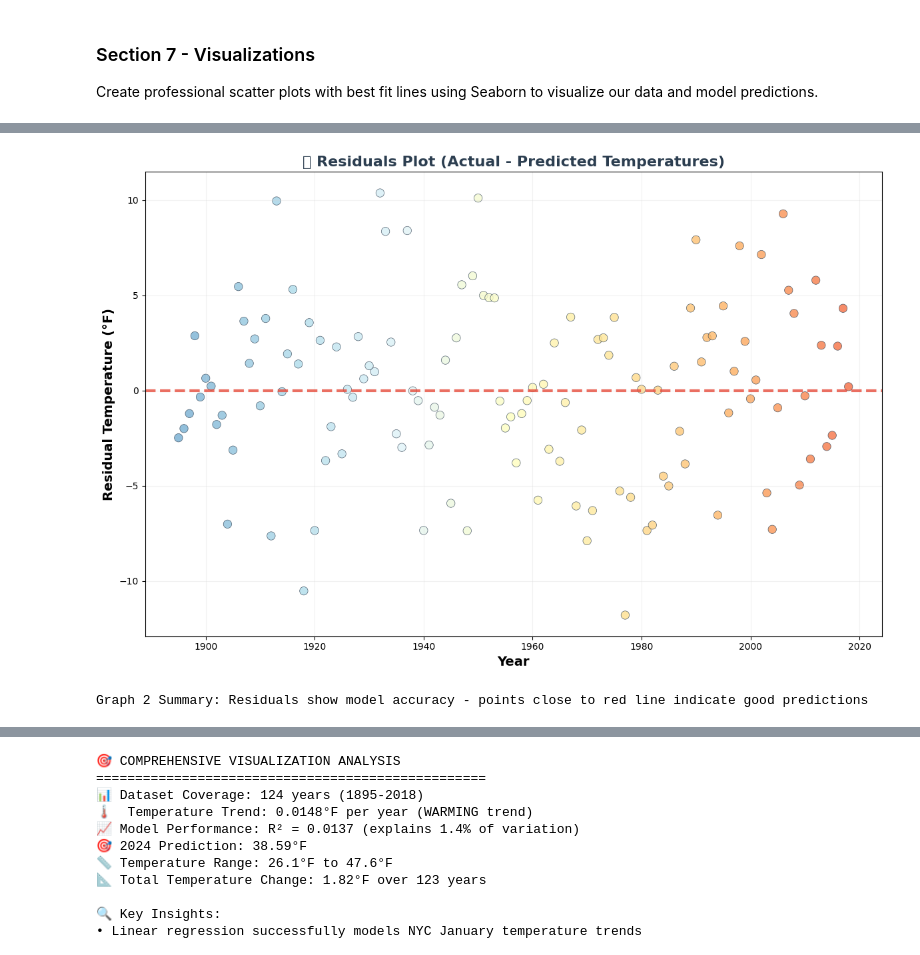
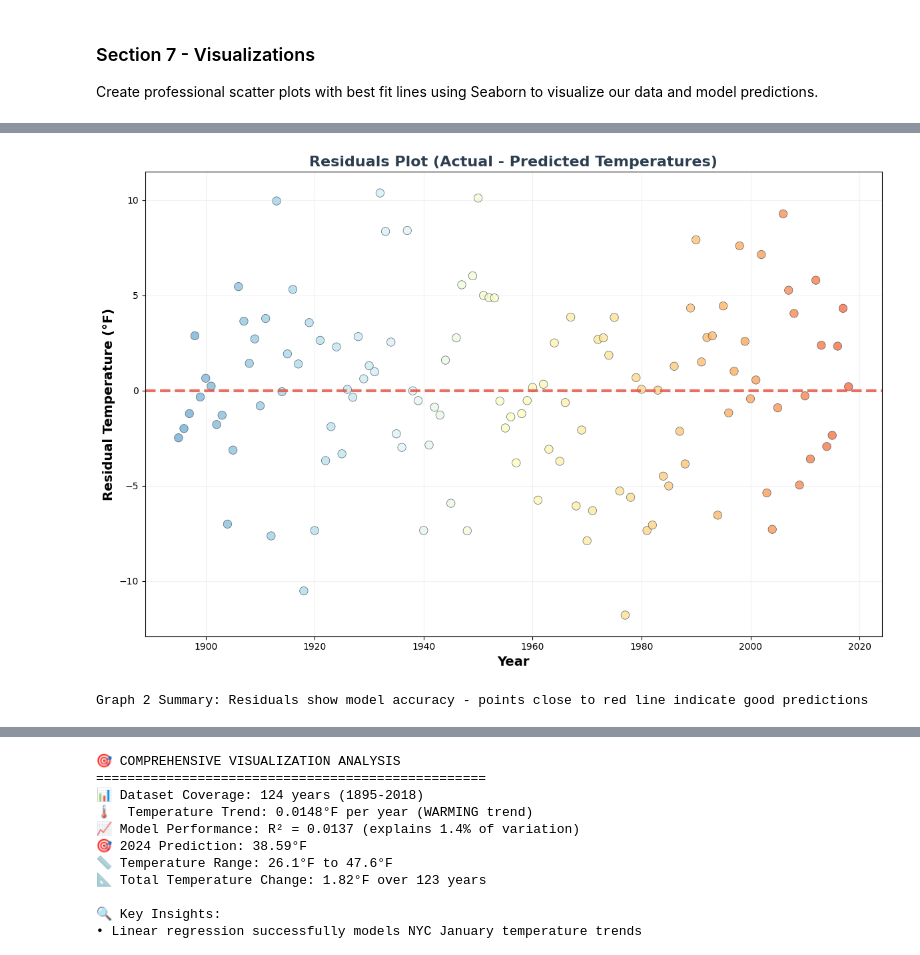
Before and after one commit to ksteele3712/datafun-07_ml, a Jupyter notebook: kristinesteele_ml.ipynb, the cells around one changed output, grey strips where cells are left out. Cells and saved outputs as stored; diff of their text form; code cells hidden in the pictures.

```diff
--- a/kristinesteele_ml.ipynb
+++ b/kristinesteele_ml.ipynb
@@ -495,21 +495,21 @@ Graph 1 Summary: Shows 124 data points with clear upward trend
 # %%
 # Graph 2: Residuals plot - shows prediction errors
 plt.figure(figsize=(12, 8))
 residuals = y - y_pred
 # Create gradient colors based on residual values
 colors = plt.cm.RdYlBu_r(np.linspace(0.2, 0.8, len(residuals)))  # Red-Yellow-Blue gradient
 plt.scatter(X, residuals, alpha=0.8, s=80, c=colors, edgecolors='#2C3E50', linewidth=0.5)
 plt.axhline(y=0, color='#E74C3C', linestyle='--', linewidth=3, alpha=0.8)  # Bright red reference line
-plt.title('📊 Residuals Plot (Actual - Predicted Temperatures)', fontsize=16, fontweight='bold', color='#2C3E50')
+plt.title('Residuals Plot (Actual - Predicted Temperatures)', fontsize=16, fontweight='bold', color='#2C3E50')
 plt.xlabel('Year', fontsize=14, fontweight='bold')
 plt.ylabel('Residual Temperature (°F)', fontsize=14, fontweight='bold')
 plt.grid(True, alpha=0.3, color='lightgray')
 plt.tight_layout()
 plt.show()
 
 print(f"Graph 2 Summary: Residuals show model accuracy - points close to red line indicate good predictions")
 # %% [output]
-[figure, old version]
+[figure, new version]
 Graph 2 Summary: Residuals show model accuracy - points close to red line indicate good predictions
 # %%
 # Graph 3: Temperature distribution histogram with KDE - Multi-color gradient
```
Also changed, not shown: parts of 4 cells of this notebook.
